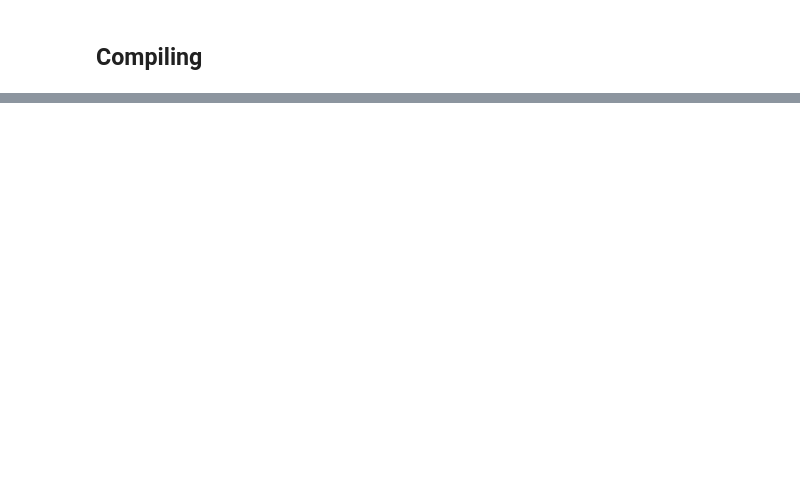
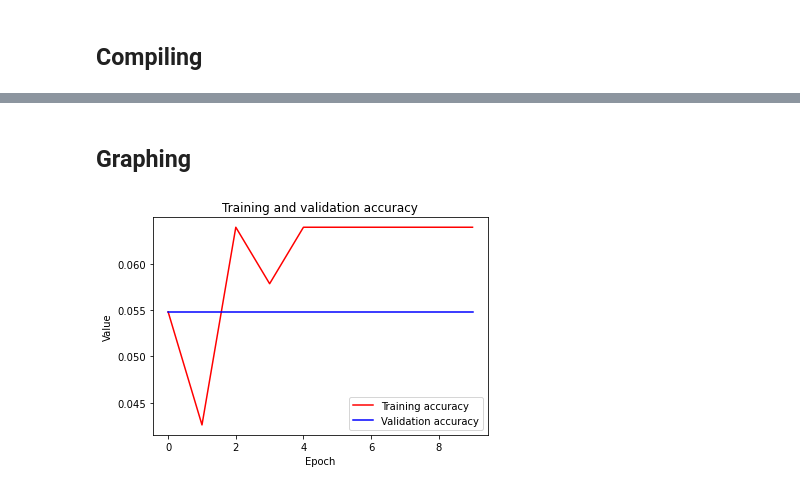
Before and after one commit to LuckyPotatoe/Batik-Kita, a Jupyter notebook: model.ipynb, the cells around one changed output, grey strips where cells are left out. Cells and saved outputs as stored; diff of their text form; code cells hidden in the pictures; blank space fills up the shorter version.

```diff
--- a/model.ipynb
+++ b/model.ipynb
@@ -164,6 +167,8 @@ batik-tambal = 0
 Total images: 0
 # %% [markdown]
 ## Data Augmentation
+# %%
+IMAGE_SHAPE = [200, 200]
 # %%
 training_datagen = ImageDataGenerator(
     # Might need further augmentation
@@ -176,14 +181,14 @@ testing_datagen = ImageDataGenerator(
 
 training_generator = training_datagen.flow_from_directory(
     TRAINING_DIR,
-    target_size=(256,256),
+    target_size=IMAGE_SHAPE,
     class_mode='categorical',
     batch_size=32
 )
 
 testing_generator = testing_datagen.flow_from_directory(
     TESTING_DIR,
-    target_size=(256,256),
+    target_size=IMAGE_SHAPE,
     class_mode='categorical',
     batch_size=32
 )
@@ -195,6 +236,9 @@ Found 80 images belonging to 20 classes.
 # %%
+'''
+Vanilla model
+
 model = tf.keras.models.Sequential([
-    tf.keras.layers.Conv2D(32, (3, 3), activation='relu', input_shape=(256, 256, 3)),
+    tf.keras.layers.Conv2D(32, (3, 3), activation='relu', input_shape=(128, 128, 3)),
     tf.keras.layers.MaxPool2D(2, 2),
     tf.keras.layers.Conv2D(64, (3, 3), activation='relu'),
     tf.keras.layers.MaxPool2D(2, 2),
@@ -205,3 +249,4 @@ model = tf.keras.models.Sequential([
 ])
 
 model.summary()
+'''
@@ -262,0 +290,19 @@ Epoch 10/10
+# %% [markdown]
+## Graphing
+# %%
+acc = history.history['accuracy']
+val_acc = history.history['val_accuracy']
+loss = history.history['loss']
+val_loss = history.history['val_loss']
+
+epochs = range(len(acc))
+
+plt.plot(epochs, acc, 'r', label='Training accuracy')
+plt.plot(epochs, val_acc, 'b', label='Validation accuracy')
+plt.title("Training and validation accuracy")
+plt.xlabel('Epoch')
+plt.ylabel('Value')
+plt.legend(loc=0)
+plt.show()
+# %% [output]
+[figure, added]
```
Also changed, not shown: parts of 11 cells of this notebook.
